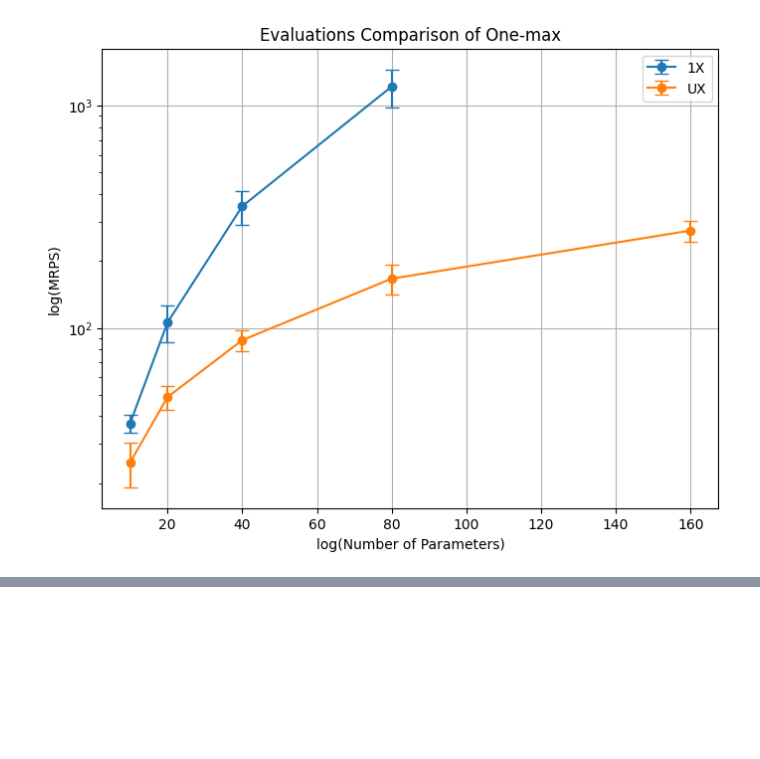
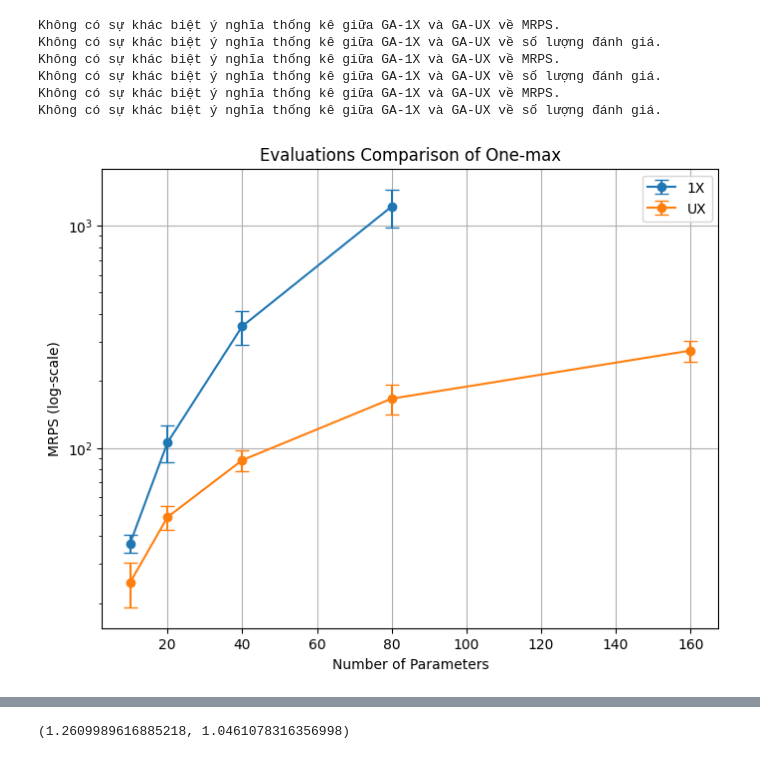
Before and after one commit to keeganhuynh/cs410_asg2, a Jupyter notebook: demo.ipynb, the cells around one changed output, grey strips where cells are left out. Cells and saved outputs as stored; diff of their text form; code cells hidden in the pictures; blank space fills up the shorter version.

```diff
--- a/demo.ipynb
+++ b/demo.ipynb
@@ -2,6 +2,7 @@
 import pandas as pd
 import matplotlib.pyplot as plt
 import numpy as np
+import scipy.stats as stats
 
 def read_data(file_path):
     data = pd.read_csv(file_path, header=None)
@@ -36,14 +37,28 @@ def Evaluations_comparison(line1x_eval, lineUx_eval, label):
     plt.errorbar([point[0] for point in lineUx_eval], [point[1] for point in lineUx_eval], yerr=[point[2] for point in lineUx_eval], fmt='o-', capsize=5, label='UX')
 
     plt.yscale('log')
-    plt.xlabel('Number of Parameters (log-scale)')
-    plt.ylabel('Number of Evaluations')
+    plt.xlabel('Number of Parameters')
+    plt.ylabel('Number of Evaluations (log-scale)')
     plt.title(f'Evaluations Comparison of {label}')
     plt.legend()
     plt.grid(True)
     plt.savefig(f'Comparision_plot/Comparison of Evaluations - {label}')
     # plt.show()
     return plt
+
+def t_statistic(line1x_mrps, line1x_eval, lineUx_mrps, lineUx_eval):
+    t_statistic_mrps, p_value_mrps = stats.ttest_ind([row[1] for row in line1x_mrps], [row[1] for row in lineUx_mrps])
+    t_statistic_eval, p_value_eval = stats.ttest_ind([row[1] for row in line1x_eval], [row[1] for row in lineUx_eval])
+    if p_value_mrps < 0.05:
+        print("Sự khác biệt giữa GA-1X và GA-UX về MRPS là ý nghĩa thống kê.")
+    else:
+        print("Không có sự khác biệt ý nghĩa thống kê giữa GA-1X và GA-UX về MRPS.")
+
+    if p_value_eval < 0.05:
+        print("Sự khác biệt giữa GA-1X và GA-UX về số lượng đánh giá là ý nghĩa thống kê.")
+    else:
+        print("Không có sự khác biệt ý nghĩa thống kê giữa GA-1X và GA-UX về số lượng đánh giá.")
+    return t_statistic_mrps, t_statistic_eval
 
 def PlotDrawing(data, label):
     line1x_mrps = []
@@ -66,7 +81,8 @@ def PlotDrawing(data, label):
 
     plt1 = Mrps_comparison(line1x_mrps, lineUx_mrps, label)
     plt2 = Evaluations_comparison(line1x_eval, lineUx_eval, label)
-    return plt1, plt2
+
+    return plt1, plt2, t_statistic(line1x_mrps, line1x_eval, lineUx_mrps, lineUx_eval)
 # %%
 onemax = read_data('results/onemax.txt')
 leadingone = read_data('results/leadingone.txt')
@@ -86,8 +102,14 @@ onemax
 |  | 80 | 166.4 | 1582.08 | 25.241940 | 213.763633 |
 |  | 160 | 273.6 | 3745.52 | 29.646810 | 382.456983 |
 # %%
-onemax_1, onemax_2 = PlotDrawing(onemax, 'One-max')
-leadingone_1, leadingone_2 = PlotDrawing(leadingone, 'Leading-One')
-cctrapk_1, cctrapk_2 = PlotDrawing(cctrapk, 'Concatenated-trap-k')
+t1, onemax_1, onemax_2 = PlotDrawing(onemax, 'One-max')
+t2, leadingone_1, leadingone_2 = PlotDrawing(leadingone, 'Leading-One')
+t3, cctrapk_1, cctrapk_2 = PlotDrawing(cctrapk, 'Concatenated-trap-k')
 # %% [output]
+Không có sự khác biệt ý nghĩa thống kê giữa GA-1X và GA-UX về MRPS.
+Không có sự khác biệt ý nghĩa thống kê giữa GA-1X và GA-UX về số lượng đánh giá.
+Không có sự khác biệt ý nghĩa thống kê giữa GA-1X và GA-UX về MRPS.
+Không có sự khác biệt ý nghĩa thống kê giữa GA-1X và GA-UX về số lượng đánh giá.
+Không có sự khác biệt ý nghĩa thống kê giữa GA-1X và GA-UX về MRPS.
+Không có sự khác biệt ý nghĩa thống kê giữa GA-1X và GA-UX về số lượng đánh giá.
-[figure, old version]
+[figure, new version]
@@ -131,3 +153,7 @@ cctrapk
 |  | 80 | 4531.2 | 54484.48 | 1093.132990 | 11335.639980 |
 | UX | 10 | 627.2 | 1573.60 | 240.509090 | 534.121684 |
 |  | 20 | 5376.0 | 36121.60 | 362.038672 | 1484.358555 |
+# %%
+onemax_2
+# %% [output]
+(1.2609989616885218, 1.0461078316356998)
```
Also changed, not shown: parts of 1 cell of this notebook.
